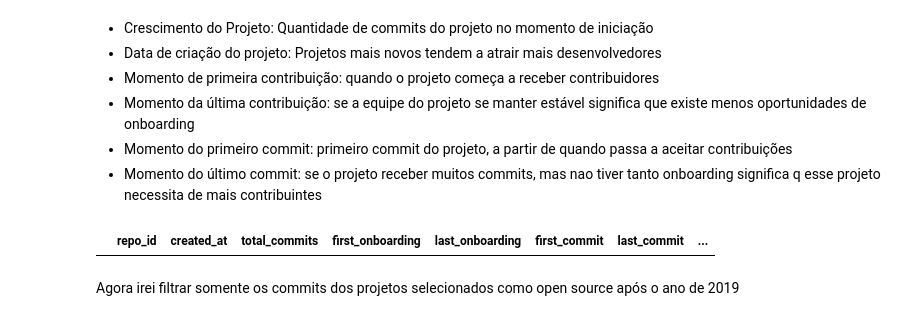
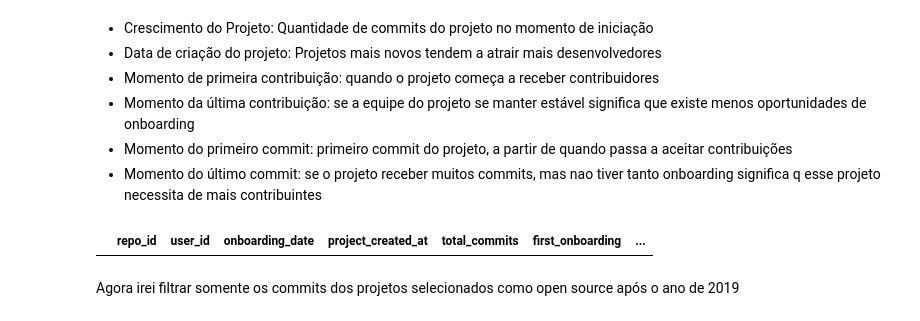
Before and after one commit to gusgewehr/OpenSourceEvaluationForFirstContribution, a Jupyter notebook: Evaluation.ipynb, the cells around one changed output. Drawn from its saved outputs; the diff is of its cells as text; code cells hidden in the pictures.

```diff
--- a/Evaluation.ipynb
+++ b/Evaluation.ipynb
@@ -171,11 +155,11 @@ A partir do estudo Recommending GitHub Projects for Developer Onboarding podemos
 # %%
 #objetivo final
 
-df_onboardings = pd.DataFrame({}, columns=["repo_id", "created_at", "total_commits","first_onboarding", "last_onboarding", "first_commit", "last_commit", "user_id", "onboarding_date"])
+df_onboardings = pd.DataFrame({}, columns=["repo_id", "user_id", "onboarding_date", "project_created_at", "total_commits","first_onboarding", "last_onboarding", "first_commit", "last_commit"])
 
 df_onboardings
 # %% [output]
-|  | repo_id | created_at | total_commits | first_onboarding | last_onboarding | first_commit | last_commit | ... |
+|  | repo_id | user_id | onboarding_date | project_created_at | total_commits | first_onboarding | ... |
 # %%
 chunks_commits = pd.read_csv(join(path, 'commits.csv'), names=["id", "sha", "author_id", "commiter_id", "project_id", "created_at"], chunksize=5000000)
 # %% [markdown]
```
Also changed, not shown: parts of 15 cells of this notebook.
